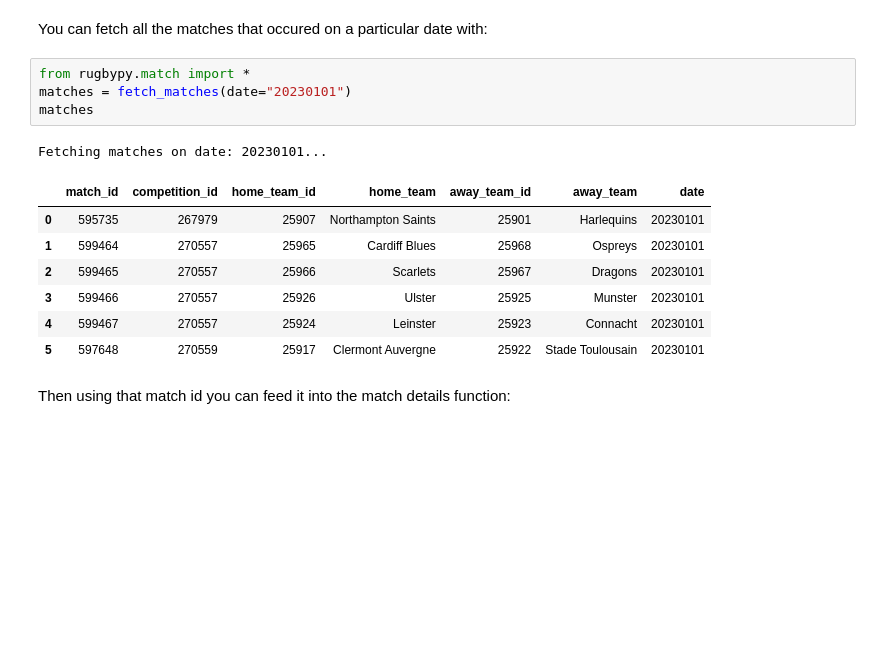
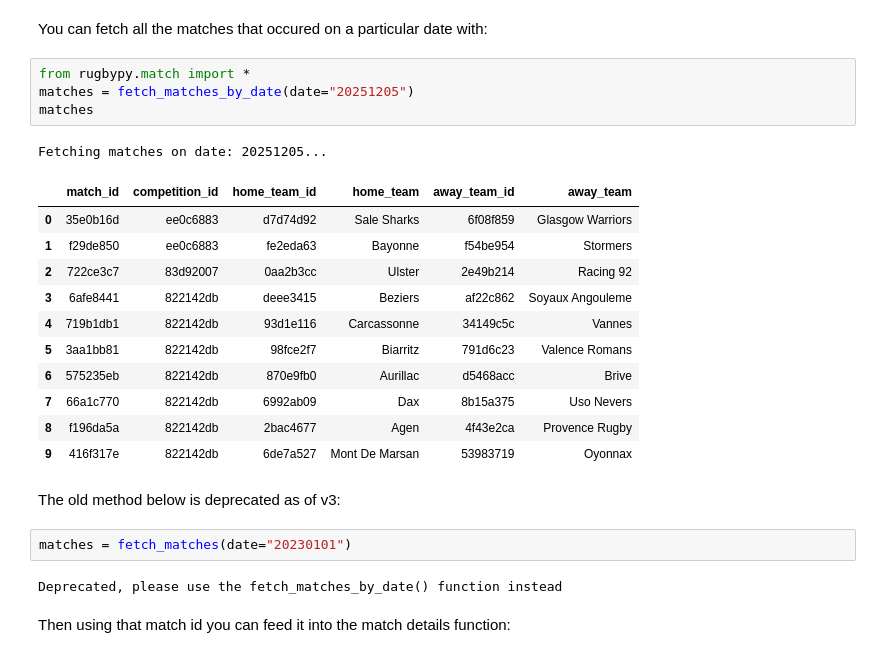
Before and after one commit to seanyboi/rugbypy, a Jupyter notebook: nbs/index.ipynb, the cells around one changed output. Drawn from its saved outputs; the diff is of its cells as text; blank space fills up the shorter version.

```diff
--- a/nbs/index.ipynb
+++ b/nbs/index.ipynb
@@ -31,17 +57,27 @@ pip install rugbypy
 You can fetch all the matches that occured on a particular date with:
 # %%
 from rugbypy.match import *
-matches = fetch_matches(date="20230101")
+matches = fetch_matches_by_date(date="20251205")
 matches
 # %% [output]
-Fetching matches on date: 20230101...
+Fetching matches on date: 20251205...
-|  | match_id | competition_id | home_team_id | home_team | away_team_id | away_team | date |
-| 0 | 595735 | 267979 | 25907 | Northampton Saints | 25901 | Harlequins | 20230101 |
-| 1 | 599464 | 270557 | 25965 | Cardiff Blues | 25968 | Ospreys | 20230101 |
-| 2 | 599465 | 270557 | 25966 | Scarlets | 25967 | Dragons | 20230101 |
-| 3 | 599466 | 270557 | 25926 | Ulster | 25925 | Munster | 20230101 |
-| 4 | 599467 | 270557 | 25924 | Leinster | 25923 | Connacht | 20230101 |
-| 5 | 597648 | 270559 | 25917 | Clermont Auvergne | 25922 | Stade Toulousain | 20230101 |
+|  | match_id | competition_id | home_team_id | home_team | away_team_id | away_team |
+| 0 | 35e0b16d | ee0c6883 | d7d74d92 | Sale Sharks | 6f08f859 | Glasgow Warriors |
+| 1 | f29de850 | ee0c6883 | fe2eda63 | Bayonne | f54be954 | Stormers |
+| 2 | 722ce3c7 | 83d92007 | 0aa2b3cc | Ulster | 2e49b214 | Racing 92 |
+| 3 | 6afe8441 | 822142db | deee3415 | Beziers | af22c862 | Soyaux Angouleme |
+| 4 | 719b1db1 | 822142db | 93d1e116 | Carcassonne | 34149c5c | Vannes |
+| 5 | 3aa1bb81 | 822142db | 98fce2f7 | Biarritz | 791d6c23 | Valence Romans |
+| 6 | 575235eb | 822142db | 870e9fb0 | Aurillac | d5468acc | Brive |
+| 7 | 66a1c770 | 822142db | 6992ab09 | Dax | 8b15a375 | Uso Nevers |
+| 8 | f196da5a | 822142db | 2bac4677 | Agen | 4f43e2ca | Provence Rugby |
+| 9 | 416f317e | 822142db | 6de7a527 | Mont De Marsan | 53983719 | Oyonnax |
+# %% [markdown]
+The old method below is deprecated as of v3:
+# %%
+matches = fetch_matches(date="20230101")
+# %% [output]
+Deprecated, please use the fetch_matches_by_date() function instead
 # %% [markdown]
 Then using that match id you can feed it into the match details function:
 # %%
```
Also changed, not shown: parts of 26 cells of this notebook, 19 other files.
